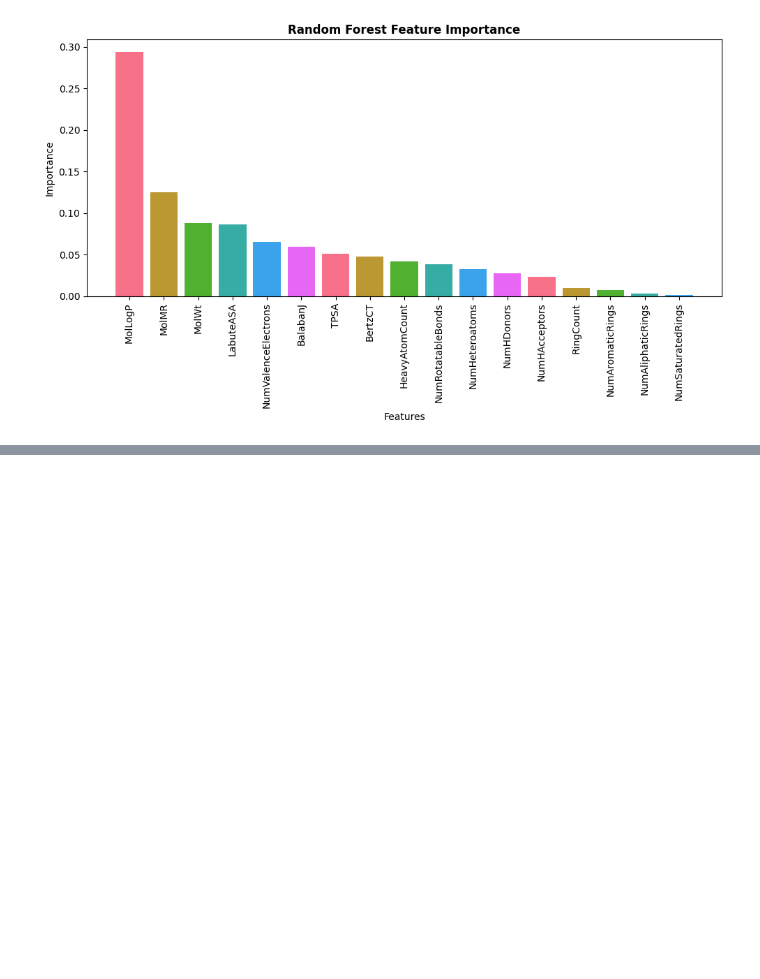
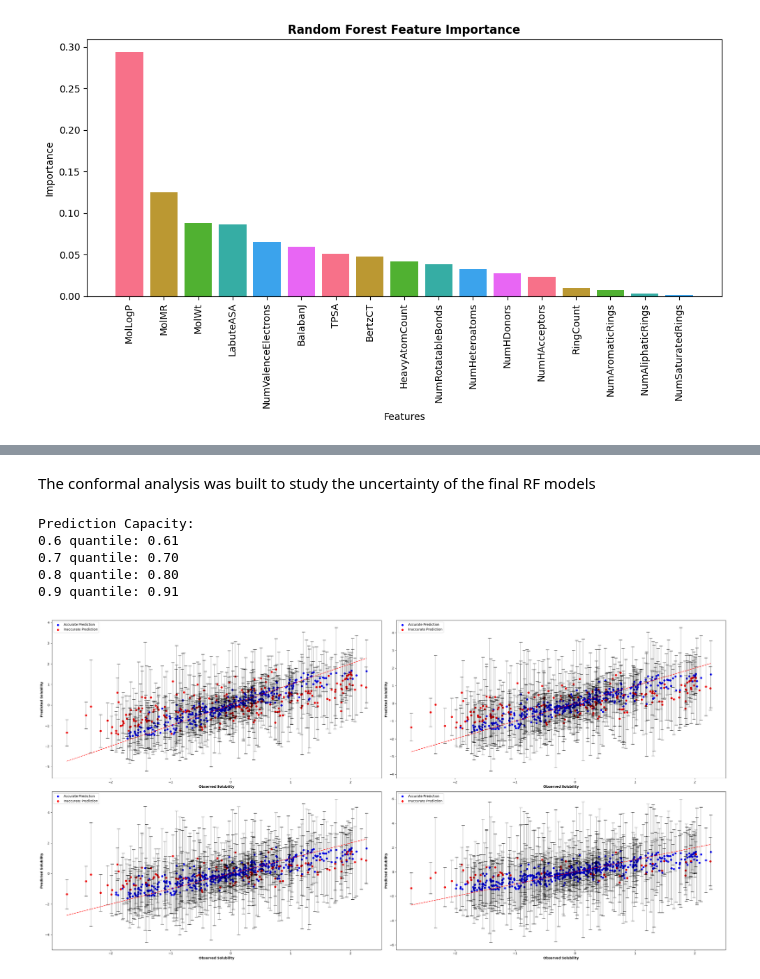
Before and after one commit to DinhLongHuynh/Solubility_Prediction_Model, a Jupyter notebook: Solubility_Prediction_Project.ipynb, the cells around one changed output, grey strips where cells are left out. Drawn from its saved outputs; the diff is of its cells as text; code cells hidden in the pictures; blank space fills up the shorter version.

```diff
--- a/Solubility_Prediction_Project.ipynb
+++ b/Solubility_Prediction_Project.ipynb
@@ -640,7 +646,7 @@ mlr_MAE = mean_absolute_error(y_test, mlr_prediction)
 mlr_R2 = r2_score(y_test, mlr_prediction)
 
 # Use the optimal KNN model to draw prediction
-knn_model = KNeighborsRegressor(n_neighbors = 4)
+knn_model = KNeighborsRegressor(n_neighbors = 3)
 knn_model.fit(X_train, Y_train)
 knn_prediction = knn_model.predict(x_test)
 
@@ -661,6 +667,20 @@ rf_prediction = rf_model.predict(x_test)
 rf_RMSE = np.sqrt(mean_squared_error(y_test, rf_prediction))
 rf_MAE = mean_absolute_error(y_test, rf_prediction)
 rf_R2 = r2_score(y_test, rf_prediction)
+# %%
+rf_model = RandomForestRegressor(n_estimators= 184,
+                                 bootstrap=False,
+                                 max_depth=13,
+                                 max_features='log2',
+                                 min_samples_leaf=5,
+                                 min_samples_split=4)
+rf_model.fit(X_train, Y_train)
+rf_prediction_test_ds = rf_model.predict(x_test)
+rf_prediction_train_ds = rf_model.predict(X_train)
+
+rf_RMSE = np.sqrt(mean_squared_error(y_test, rf_prediction_test_ds))
+rf_MAE = mean_absolute_error(y_test, rf_prediction_test_ds)
+rf_R2 = r2_score(y_test, rf_prediction_test_ds)
 # %%
 # Plot the MLR
 fig, ax = plt.subplots(1,3, figsize = (20,6) )
@@ -1124,0 +755,2 @@ plt.show()
+# %% [markdown]
+The conformal analysis was built to study the uncertainty of the final RF models
@@ -1124,0 +832,52 @@ plt.show()
+# %%
+# Evaluation
+accurate_rate_06 = accurate_pred_06.shape[0]/summary.shape[0]
+accurate_rate_07 = accurate_pred_07.shape[0]/summary.shape[0]
+accurate_rate_08 = accurate_pred_08.shape[0]/summary.shape[0]
+accurate_rate_09 = accurate_pred_09.shape[0]/summary.shape[0]
+
+print(f'''Prediction Capacity:
+0.6 quantile: {accurate_rate_06:.2f}
+0.7 quantile: {accurate_rate_07:.2f}
+0.8 quantile: {accurate_rate_08:.2f}
+0.9 quantile: {accurate_rate_09:.2f}''')
+# %% [output]
+Prediction Capacity:
+0.6 quantile: 0.61
+0.7 quantile: 0.70
+0.8 quantile: 0.80
+0.9 quantile: 0.91
+# %%
+def plot_results(ax, accurate_data, inaccurate_data, y_test, y_test_prediction, summary, threshold):
+    # Scatter plot for accurate predictions
+    ax.scatter(accurate_data['y_test'], accurate_data['y_pred'], color='blue', label='Accurate Prediction', s=30)
+
+    # Scatter plot for inaccurate predictions
+    ax.scatter(inaccurate_data['y_test'], inaccurate_data['y_pred'], color='red', label='Inaccurate Prediction', s=30)
+
+    # Error bar plot
+    ax.errorbar(y_test, y_test_prediction, yerr=summary[f'upper_{threshold}'] - summary[f'lower_{threshold}'],
+                fmt='o', color='black', capsize=5, markersize=0, linewidth=0.35)
+
+    # Diagonal line plot
+    ax.plot([min(y_test), max(y_test)], [min(y_test), max(y_test)], color='red', linestyle='--')
+
+    # Set axis labels
+    ax.set_xlabel('Observed Solubility', weight='bold')
+    ax.set_ylabel('Predicted Solubility', weight='bold')
+
+    # Set legend
+    ax.legend()
+
+# Plot the result
+fig, ax = plt.subplots(2, 2, figsize=(30,15))
+
+plot_results(ax[0, 0], accurate_pred_06, inaccurate_pred_06, y_test, y_test_prediction, summary, '0.6')
+plot_results(ax[0, 1], accurate_pred_07, inaccurate_pred_07, y_test, y_test_prediction, summary, '0.7')
+plot_results(ax[1, 0], accurate_pred_08, inaccurate_pred_08, y_test, y_test_prediction, summary, '0.8')
+plot_results(ax[1, 1], accurate_pred_09, inaccurate_pred_09, y_test, y_test_prediction, summary, '0.9')
+
+plt.tight_layout()
+plt.show()
+# %% [output]
+[figure, added]
```
Also changed, not shown: parts of 50 cells of this notebook.
